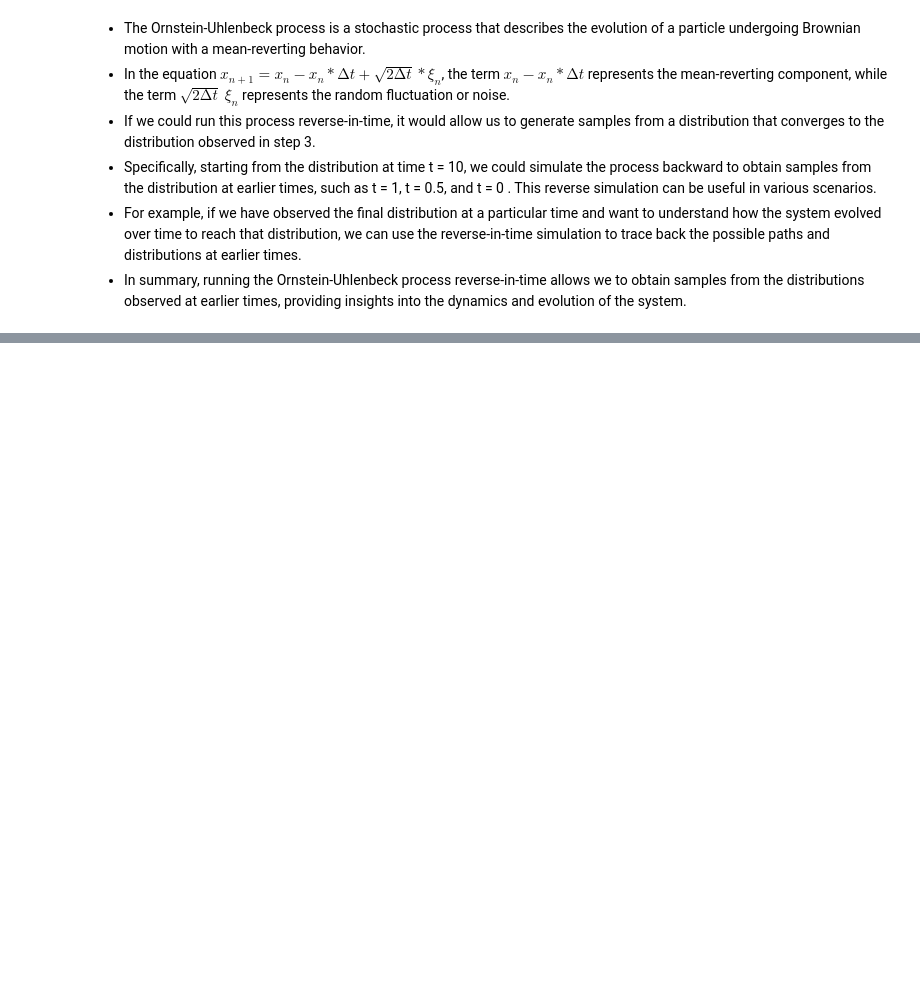
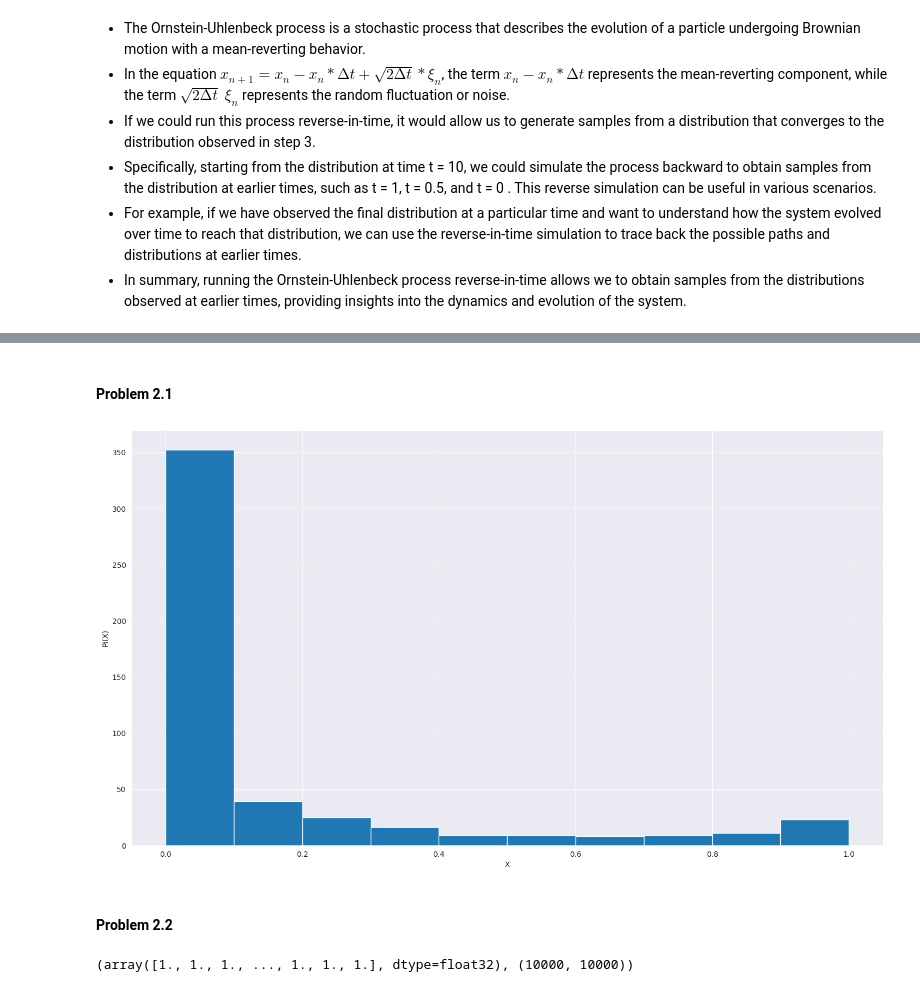
Before and after one commit to Yuvraj-Dhepe/uni_bayesian, a Jupyter notebook: Ex_8/Bayesian_Ex_8_Yuvraj.ipynb, the cells around one changed output, grey strips where cells are left out. Drawn from its saved outputs; the diff is of its cells as text; code cells hidden in the pictures; blank space fills up the shorter version.

```diff
--- a/Ex_8/Bayesian_Ex_8_Yuvraj.ipynb
+++ b/Ex_8/Bayesian_Ex_8_Yuvraj.ipynb
@@ -152,0 +148,39 @@ hist_plt(time_points,sim_mat_rev)
+# %% [markdown]
+#### Problem 2.1
+# %%
+dt = 0.01
+T = 5
+X = np.arange(0, T + dt, dt)
+C = 1
+
+def pi(x, C):
+    val = ((x - 4) ** 2 - 2) ** 2
+    prob = (1 / C) * np.exp(-1 * val)
+    return prob
+
+# Vectorized calculation
+Y = pi(X, C)
+# %%
+plt.figure(figsize = (18,10))
+plt.xlabel("X")
+plt.ylabel("Pi(X)")
+plt.hist(Y)
+plt.show()
+# %% [output]
+[figure, added]
+# %% [markdown]
+#### Problem 2.2
+# %%
+final_t = 100
+dt = 0.01
+x_n = 1 # value for x_0
+num_sim = 10_000 #Total number of Monte-Carlo Simulations
+
+T = list(np.arange(dt, final_t, dt)) #list or time steps to observe value on, we start with dt, since we are prefilling with x_0 already.
+
+sim_mat = np.empty((num_sim,len(T)+1),dtype = 'float32') # Matrix to store each of 10K simulated processes
+
+sim_mat[:, 0] = x_n #Settign initial x_0 for every simulation i.e value at t = 0
+sim_mat[:,0], sim_mat.shape
+# %% [output]
+(array([1., 1., 1., ..., 1., 1., 1.], dtype=float32), (10000, 10000))
```
Also changed, not shown: parts of 12 cells of this notebook, 2 other files.
